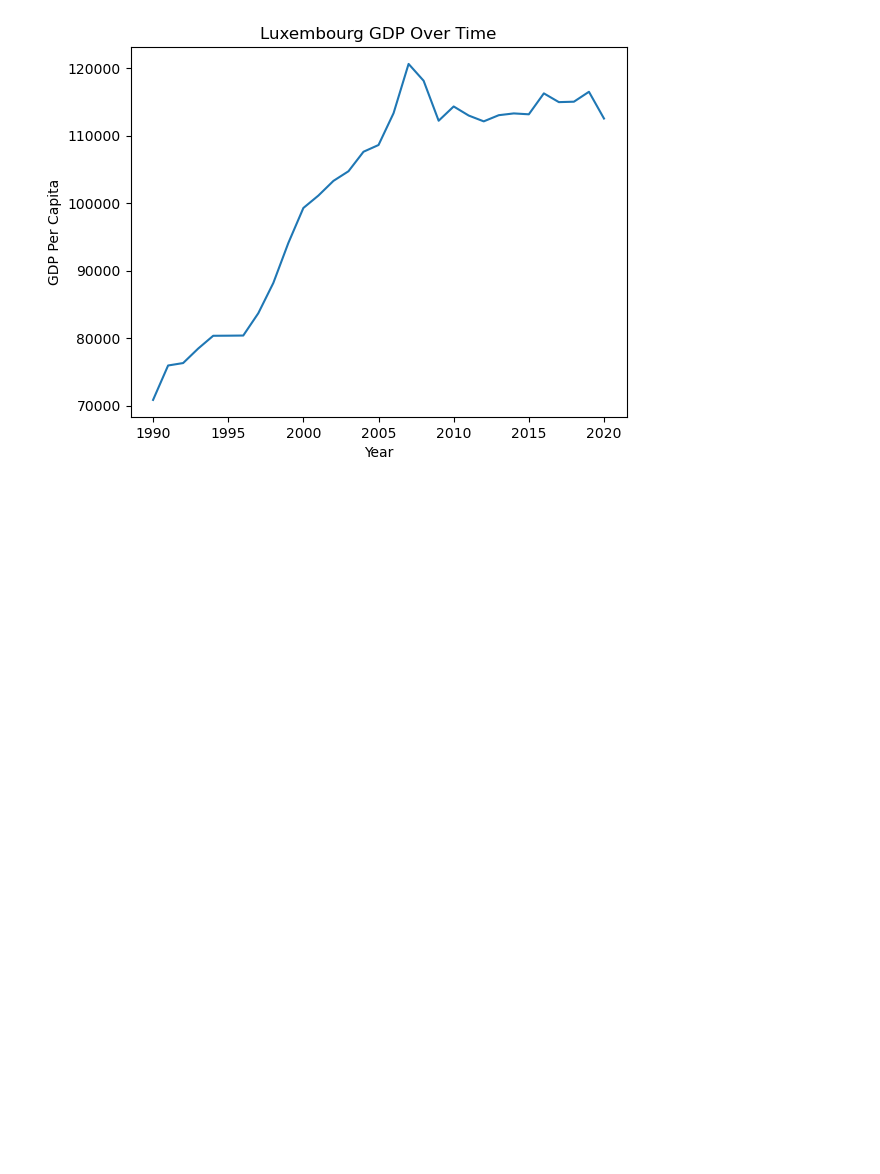
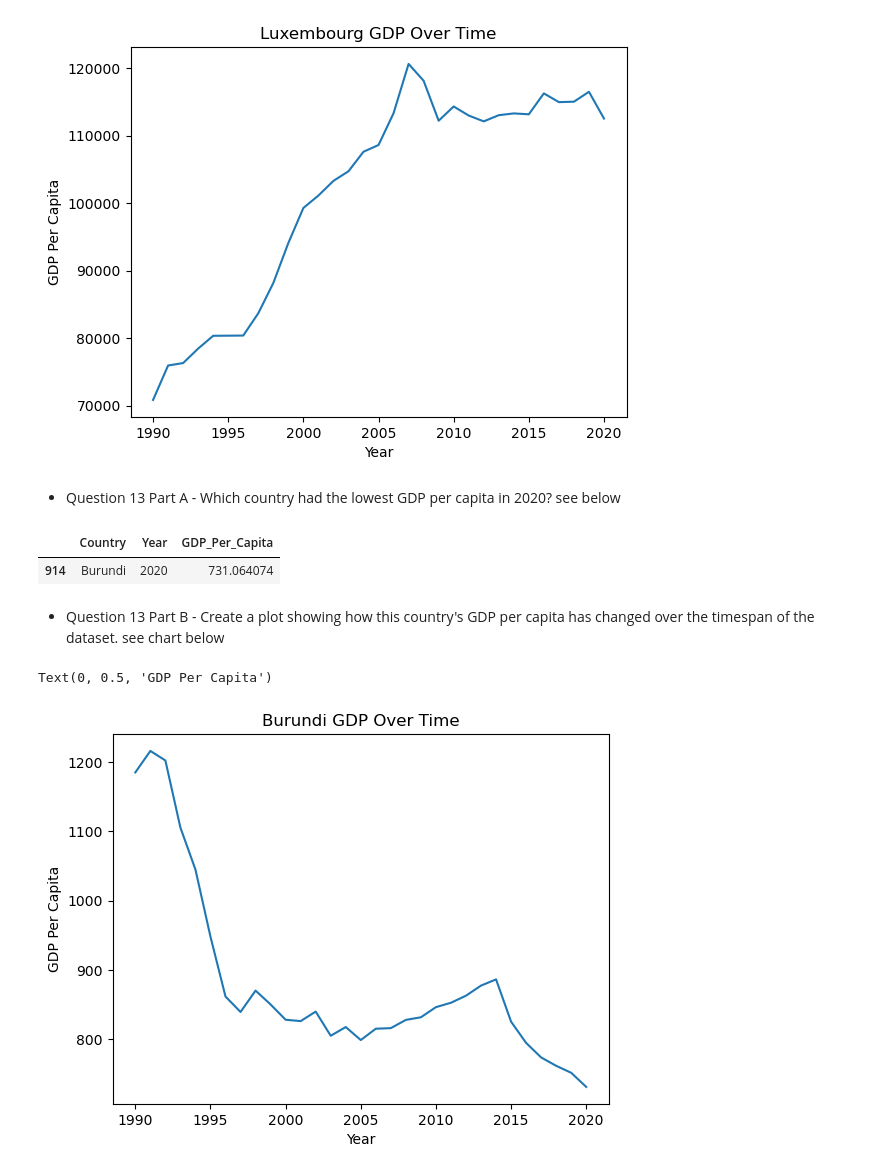
Before and after one commit to NSS-Full-Time-Data-Analytics-11/un-project-nelson-aaron-j, a Jupyter notebook: notebooks/nelson_un_project.ipynb, the cells around one changed output. Drawn from its saved outputs; the diff is of its cells as text; code cells hidden in the pictures; blank space fills up the shorter version.

```diff
--- a/notebooks/nelson_un_project.ipynb
+++ b/notebooks/nelson_un_project.ipynb
@@ -303,3 +290,22 @@ plt.ylabel('GDP Per Capita')
 # %% [output]
 Text(0, 0.5, 'GDP Per Capita')
 [figure]
+# %% [markdown]
+- Question 13 Part A -  Which country had the lowest GDP per capita in 2020? see below
+# %%
+gdp2020.sort_values(by = 'GDP_Per_Capita', ascending = True).head(1)
+# %% [output]
+|  | Country | Year | GDP_Per_Capita |
+| 914 | Burundi | 2020 | 731.064074 |
+# %%
+gdp2020_Burundi = gdp_df.query('Country == "Burundi"')
+# %% [markdown]
+- Question 13 Part B -  Create a plot showing how this country's GDP per capita has changed over the timespan of the dataset. see chart below
+# %%
+plt.plot(gdp2020_Burundi.Year, gdp2020_Burundi.GDP_Per_Capita)
+plt.title('Burundi GDP Over Time')
+plt.xlabel('Year')
+plt.ylabel('GDP Per Capita')
+# %% [output]
+Text(0, 0.5, 'GDP Per Capita')
+[figure, added]
```
Also changed, not shown: parts of 45 cells of this notebook.
